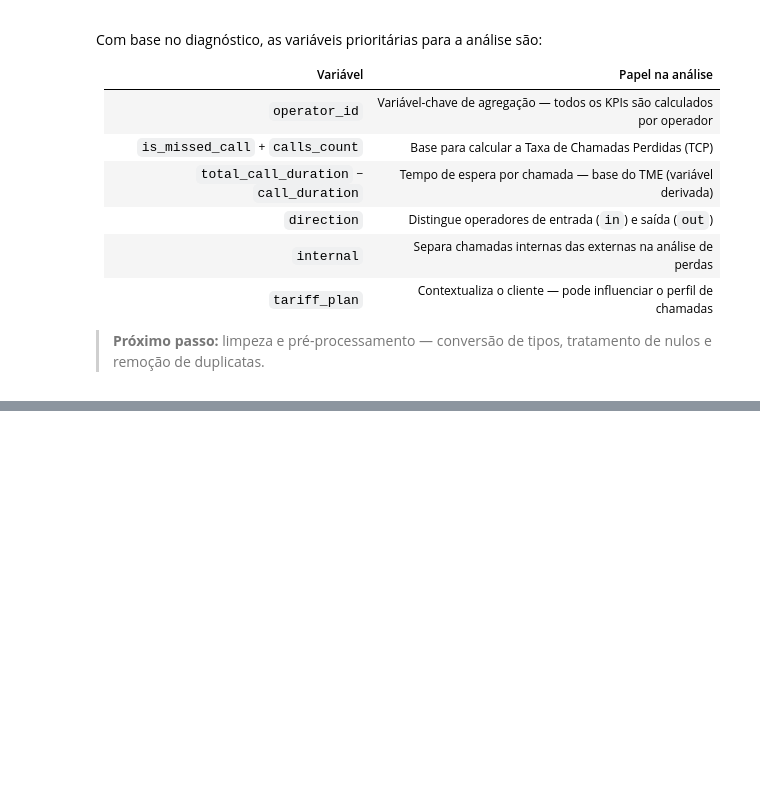
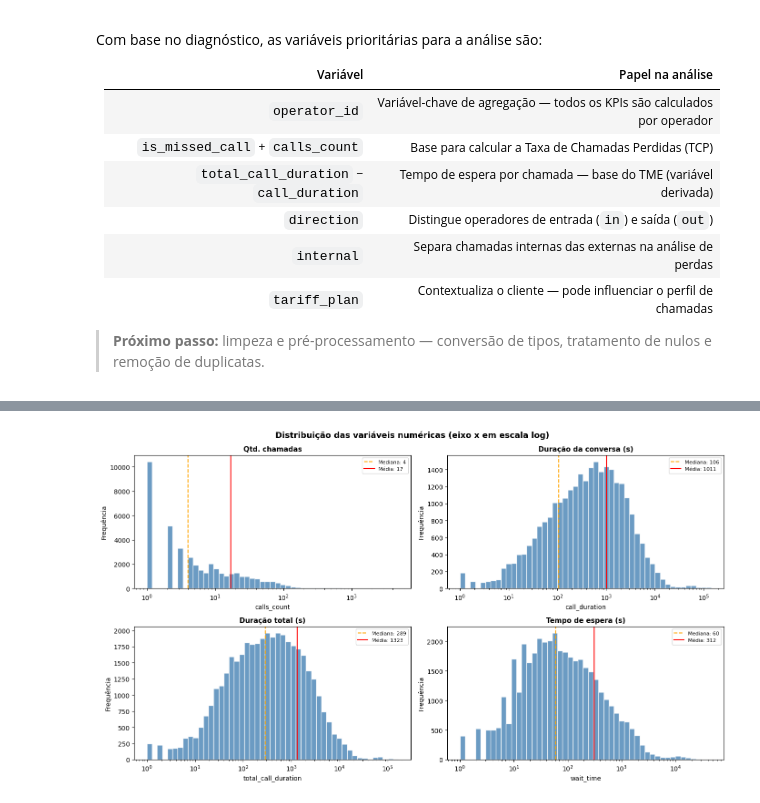
Before and after one commit to raimirsilva/DA-curse-final-project, a Jupyter notebook: notebook/Implementation.ipynb, the cells around one changed output, grey strips where cells are left out. Drawn from its saved outputs; the diff is of its cells as text; code cells hidden in the pictures; blank space fills up the shorter version.

```diff
--- a/notebook/Implementation.ipynb
+++ b/notebook/Implementation.ipynb
@@ -314,0 +523,14 @@ Com base no diagnóstico, as variáveis prioritárias para a análise são:
+# %%
+# keep='first' preserva a primeira ocorrência e descarta as repetições
+# Origem mais provável: reenvio de registros no pipeline etl — não são erros de medição
+
+before_dup  = len(telecom)
+telecom     = telecom.drop_duplicates(keep='first')
+after_dup   = len(telecom)
+dup_removed = before_dup - after_dup  # dup_removed: duplicate rows removed
+
+display(pd.DataFrame(
+    {'linhas':      [f'{before_dup:,}',  f'{after_dup:,}',  f'{dup_removed:,}'],
+     '% do total':  ['100%', f'{after_dup/before_dup*100:.2f}%', f'{dup_removed/before_dup*100:.2f}%']},
+    index=['antes', 'depois', 'removidas']
+))
@@ -314,0 +607,35 @@ Com base no diagnóstico, as variáveis prioritárias para a análise são:
+# %%
+numeric_vars = ['calls_count', 'call_duration', 'total_call_duration', 'wait_time']
+labels = {
+    'calls_count':         'Qtd. chamadas',
+    'call_duration':       'Duração da conversa (s)',
+    'total_call_duration': 'Duração total (s)',
+    'wait_time':           'Tempo de espera (s)'
+}
+
+fig, axes = plt.subplots(2, 2, figsize=(14, 8))
+axes = axes.flatten()
+
+for i, col in enumerate(numeric_vars):
+    data = df[col].dropna()
+    pos  = data[data > 0]  # pos: positive values — required for log scale (log(0) is undefined)
+
+    if len(pos) > 0:
+        bins = np.logspace(np.log10(pos.min()), np.log10(pos.max() + 1), 50)
+        axes[i].hist(pos, bins=bins, color='steelblue', edgecolor='white', alpha=0.8)
+        axes[i].set_xscale('log')
+
+    axes[i].axvline(data.median(), color='orange', linestyle='--', linewidth=1.5,
+                    label=f'Mediana: {data.median():.0f}')
+    axes[i].axvline(data.mean(),   color='red',    linestyle='-',  linewidth=1.5,
+                    label=f'Média: {data.mean():.0f}')
+    axes[i].set_title(labels[col], fontsize=11, fontweight='bold')
+    axes[i].set_xlabel(col)
+    axes[i].set_ylabel('Frequência')
+    axes[i].legend(fontsize=8)
+
+plt.suptitle('Distribuição das variáveis numéricas (eixo x em escala log)', fontsize=13, fontweight='bold')
+plt.tight_layout()
+plt.show()
+# %% [output]
+[figure, added]
```
Also changed, not shown: parts of 27 cells of this notebook.
